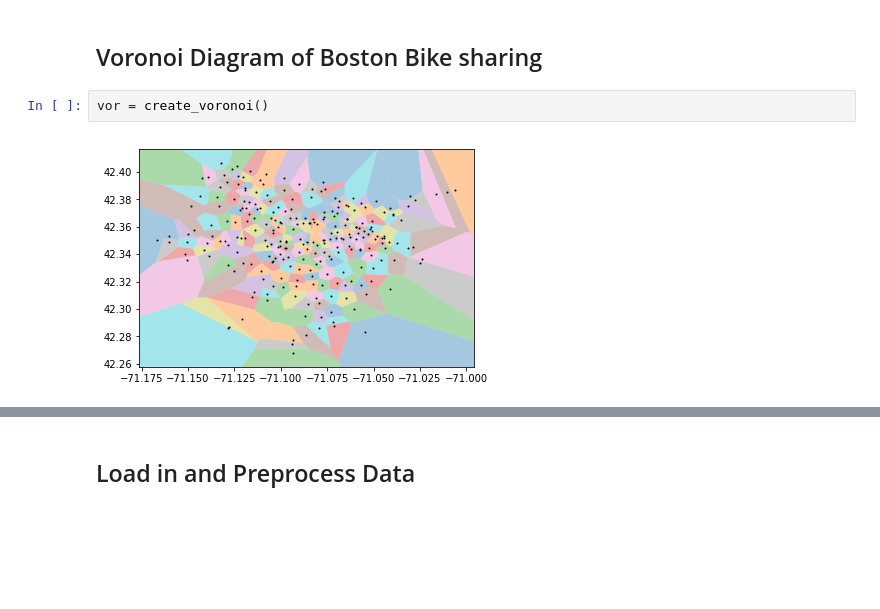
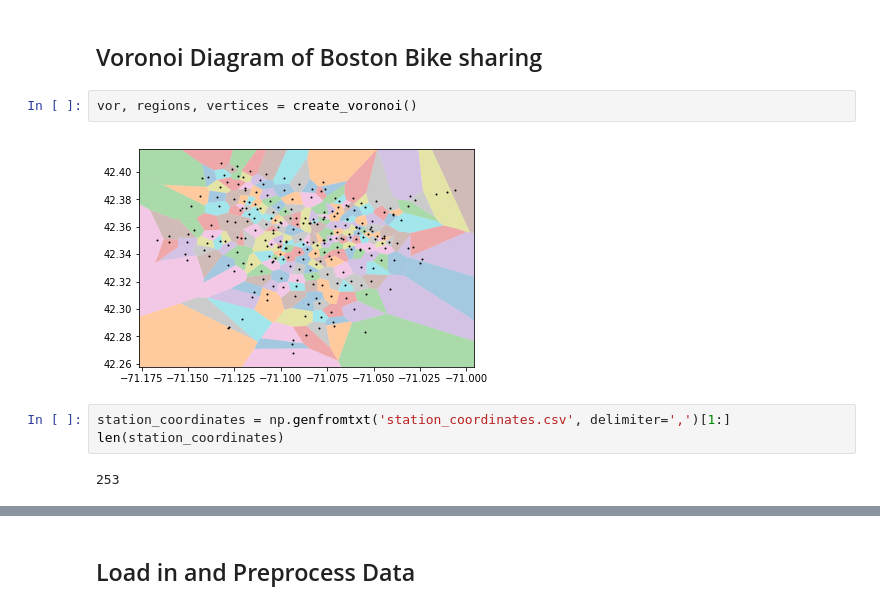
Before and after one commit to meiaalsup/bluebikecommutepatterns, a Jupyter notebook: preliminary.ipynb, the cells around one changed output, grey strips where cells are left out. Saved outputs shown, nothing was run; the diff lists cells and outputs as text; blank space fills up the shorter version.

```diff
--- a/preliminary.ipynb
+++ b/preliminary.ipynb
@@ -7,6 +51,11 @@ from voronoi import create_voronoi
 # %% [markdown]
 ## Voronoi Diagram of Boston Bike sharing
 # %%
-vor = create_voronoi()
+vor, regions, vertices = create_voronoi()
 # %% [output]
-[figure, old version]
+[figure, new version]
+# %%
+station_coordinates = np.genfromtxt('station_coordinates.csv', delimiter=',')[1:]
+len(station_coordinates)
+# %% [output]
+253
```
Also changed, not shown: parts of 19 cells of this notebook, 2 other files.
